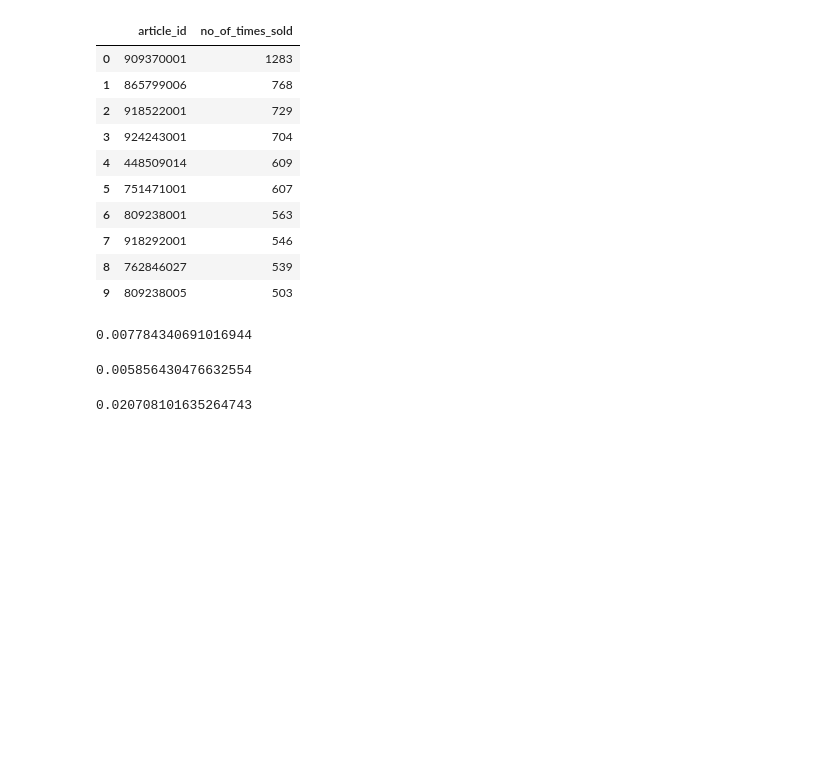
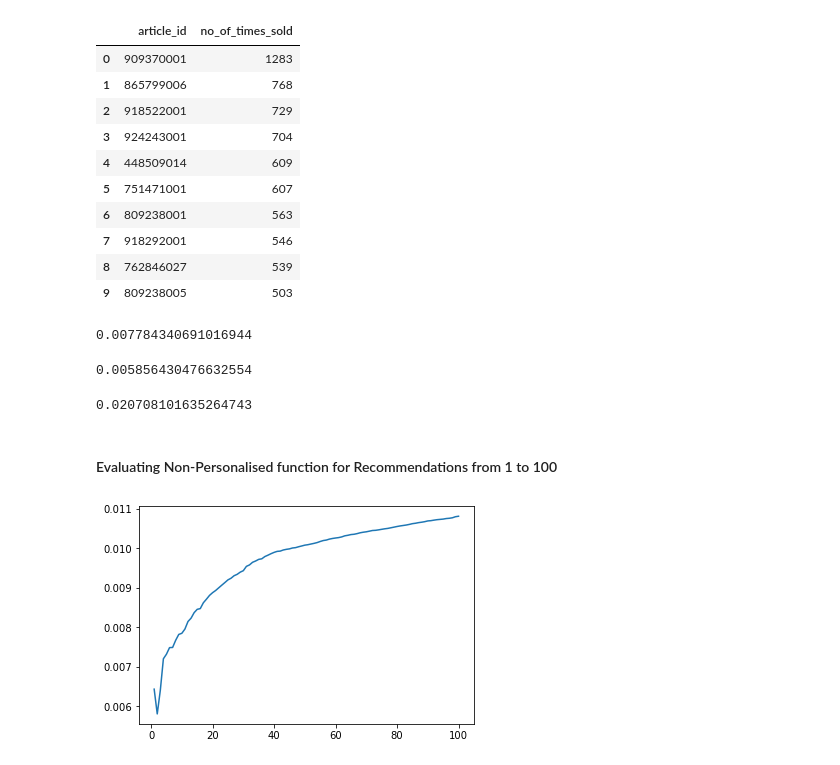
Before and after one commit to aindrila28/recommender_systems, a Jupyter notebook: Non-personalised.ipynb, the cells around one changed output. Cells and saved outputs as stored; diff of their text form; code cells hidden in the pictures; blank space fills up the shorter version.

```diff
--- a/Non-personalised.ipynb
+++ b/Non-personalised.ipynb
@@ -199,0 +271,2 @@ test
+# %%
+train, test = split_train_test(7, trans_df)
@@ -264,7 +383,7 @@ p_list = []
 for i in range(len(test)):
     p_list.append(recs)
 # %%
-articles_list = test['article_id'].to_list()
+articles_list = test_df['article_id'].to_list()
 a_list = []
 for a in articles_list:
     arr=a[:-1].split(' ')
@@ -285,3 +404,43 @@ r_score = avg_recall(a_list, p_list)
 r_score
 # %% [output]
 0.020708101635264743
+# %% [markdown]
+#### Evaluating Non-Personalised function for Recommendations from 1 to 100
+# %%
+def non_personalised_multiple_recommendations(n, data):
+    mapk_list=[]
+    avg_precision_list=[]
+    avg_recall_list=[]
+    for k in range (1, 101):
+        df_k_recommendations = non_personalised(k, n, data)
+
+        #Creating list of predicted items
+        np_recs = df_k_recommendations['article_id'].values
+        recs = list(np_recs)
+        p_list = []
+        for i in range(len(test)):
+            p_list.append(recs)
+
+        #Creating list of actual items bought by the user
+        articles_list = test_df['article_id'].to_list()
+        a_list = []
+        for a in articles_list:
+            arr=a[:-1].split(' ')
+            arr=[int(value) for value in arr]
+            a_list.append(arr)
+
+
+        mapk_list.append(mapk(a_list, p_list, k))
+        avg_precision_list.append(avg_precision(a_list, p_list))
+        avg_recall_list.append(avg_recall(a_list, p_list))
+
+    return mapk_list, avg_precision_list, avg_recall_list
+# %%
+mapk_vals, avg_precision_vals, avg_recall_vals = non_personalised_multiple_recommendations(7, train)
+# %%
+x = [i for i in range(1, 101)]
+y1 = mapk_vals
+plt.plot(x,y1)
+plt.show()
+# %% [output]
+[figure, added]
```
Also changed, not shown: parts of 56 cells of this notebook.
